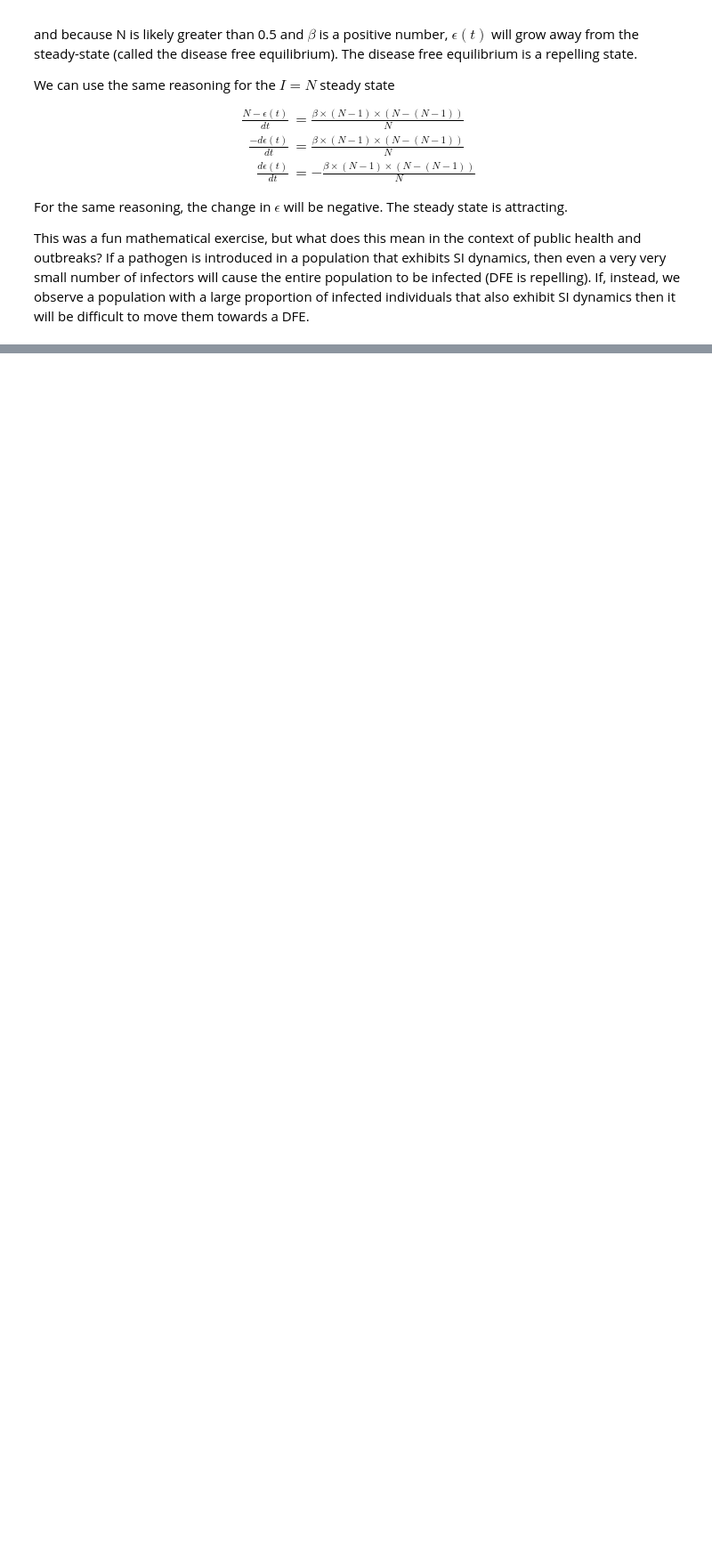
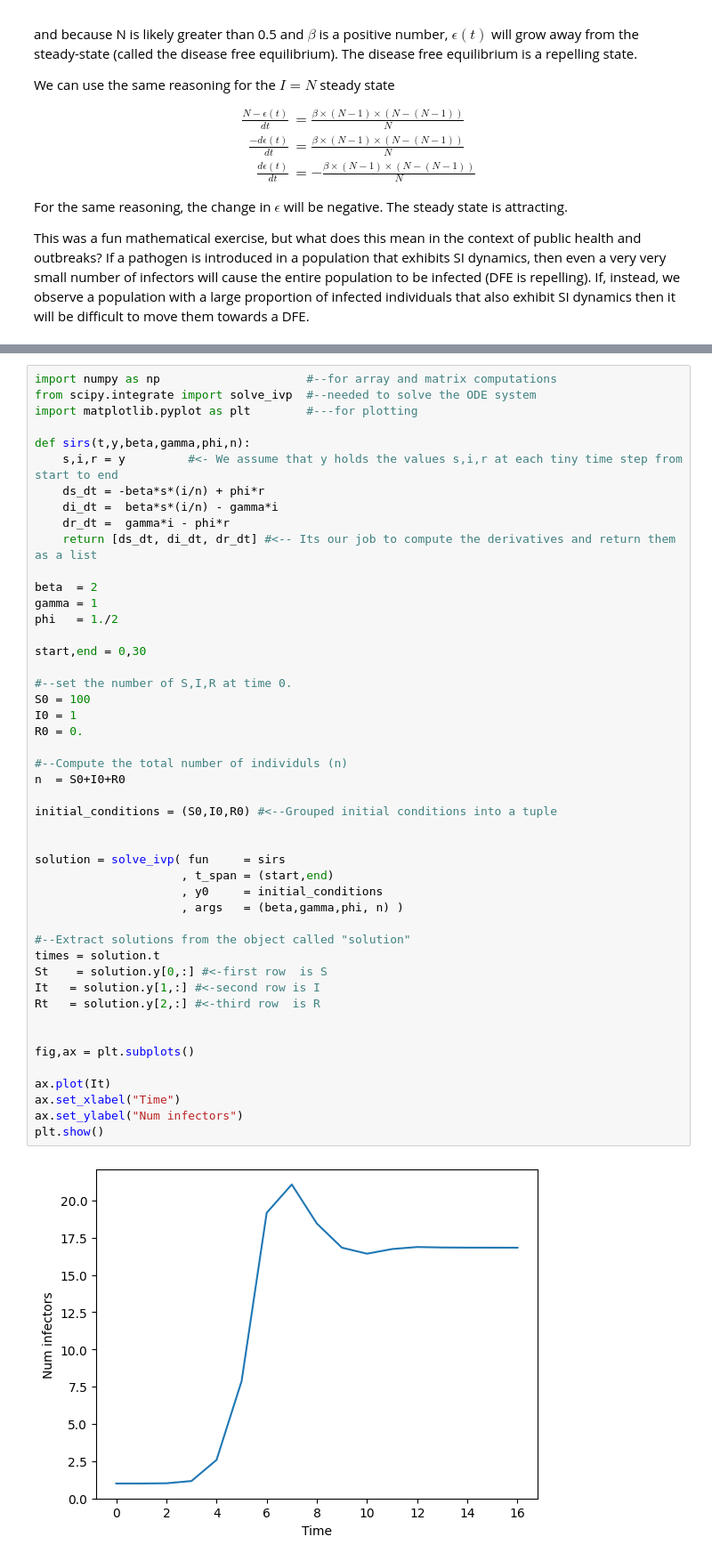
Before and after one commit to computationalUncertaintyLab/outbreak_book, a Jupyter notebook: outbreak_science/Fixed_points_and_linear_stability.ipynb, the cells around one changed output, grey strips where cells are left out. Shown at 89% size. Cells and saved outputs as stored; diff of their text form; blank space fills up the shorter version.

```diff
--- a/outbreak_science/Fixed_points_and_linear_stability.ipynb
+++ b/outbreak_science/Fixed_points_and_linear_stability.ipynb
@@ -169,0 +183,49 @@ If, instead, we observe a population with a large proportion of infected individ
+# %%
+import numpy as np                     #--for array and matrix computations
+from scipy.integrate import solve_ivp  #--needed to solve the ODE system
+import matplotlib.pyplot as plt        #---for plotting
+
+def sirs(t,y,beta,gamma,phi,n):
+    s,i,r = y         #<- We assume that y holds the values s,i,r at each tiny time step from start to end
+    ds_dt = -beta*s*(i/n) + phi*r
+    di_dt =  beta*s*(i/n) - gamma*i
+    dr_dt =  gamma*i - phi*r
+    return [ds_dt, di_dt, dr_dt] #<-- Its our job to compute the derivatives and return them as a list
+
+beta  = 2
+gamma = 1
+phi   = 1./2
+
+start,end = 0,30
+
+#--set the number of S,I,R at time 0.
+S0 = 100
+I0 = 1
+R0 = 0.
+
+#--Compute the total number of individuls (n)
+n  = S0+I0+R0
+
+initial_conditions = (S0,I0,R0) #<--Grouped initial conditions into a tuple
+
+
+solution = solve_ivp( fun     = sirs
+                     , t_span = (start,end)
+                     , y0     = initial_conditions
+                     , args   = (beta,gamma,phi, n) )
+
+#--Extract solutions from the object called "solution"
+times = solution.t
+St    = solution.y[0,:] #<-first row  is S
+It   = solution.y[1,:] #<-second row is I
+Rt   = solution.y[2,:] #<-third row  is R
+
+
+fig,ax = plt.subplots()
+
+ax.plot(It)
+ax.set_xlabel("Time")
+ax.set_ylabel("Num infectors")
+plt.show()
+# %% [output]
+[figure, added]
```
Also changed, not shown: parts of 10 cells of this notebook.
